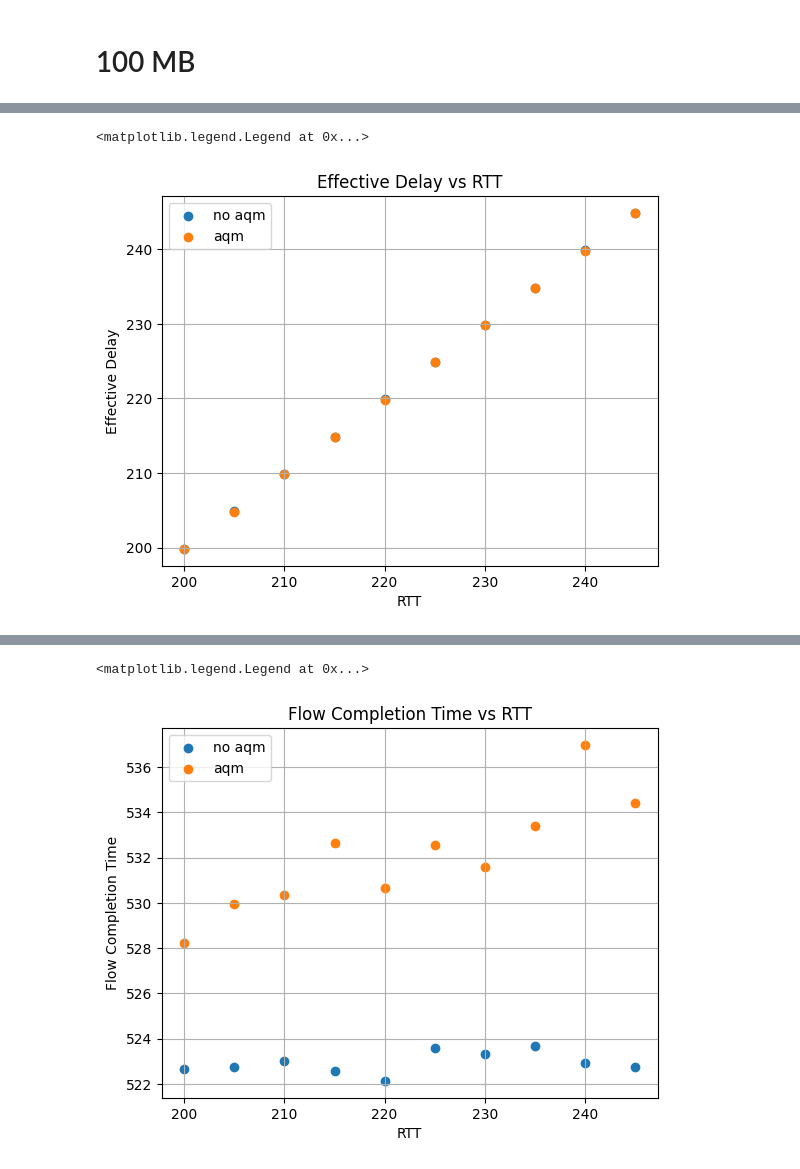
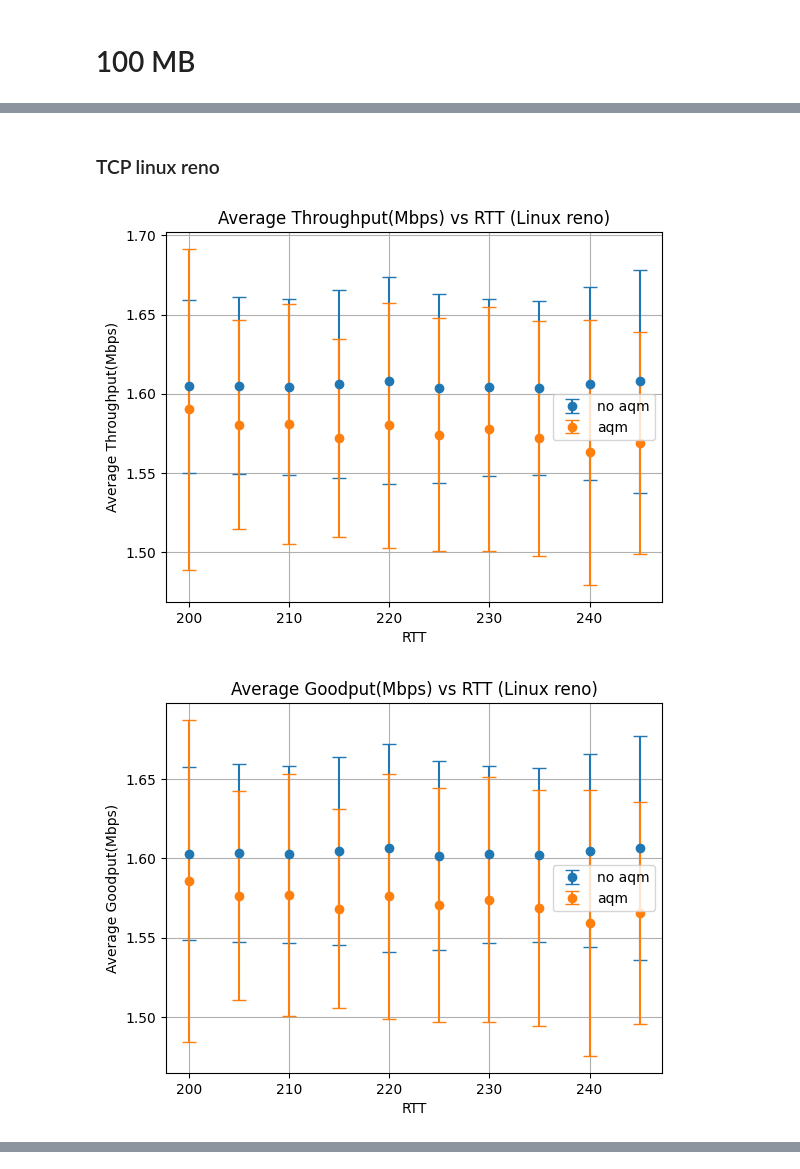
Before and after one commit to somitgond/mtp, a Jupyter notebook: pythonWork/aqm_V_naqm.ipynb, the cells around one changed output, grey strips where cells are left out. Saved outputs shown, nothing was run; the diff lists cells and outputs as text; code cells hidden in the pictures.

```diff
--- a/pythonWork/aqm_V_naqm.ipynb
+++ b/pythonWork/aqm_V_naqm.ipynb
@@ -106,0 +157,10 @@ plt.legend()
+# %%
+for c in cols:
+    plt.errorbar(x=list(data_naqm_11_nr["RTT"]), y=list(data_naqm_11_nr[c[0]]), yerr=list(data_naqm_11_nr[c[1]]), fmt='o', capsize=5, label = "no aqm")
+    plt.errorbar(x=list(data_aqm_11_nr["RTT"]), y=list(data_aqm_11_nr[c[0]]), yerr=list(data_aqm_11_nr[c[1]]), fmt='o', capsize=5, label = "aqm")
+    plt.xlabel("RTT")
+    plt.ylabel(c[0])
+    plt.title(f"{c[0]} vs RTT (New Reno)")
+    plt.grid()
+    plt.legend()
+    plt.show()
@@ -156,9 +270,14 @@ data_aqm
 # %%
-plt.scatter(list(data_naqm_11["RTT"]), list(data_naqm_11["Average Throughput(Mbps)"]), label="no aqm")
-plt.scatter(list(data_aqm_11["RTT"]), list(data_aqm_11["Average Throughput(Mbps)"]), label = "aqm")
-plt.xlabel("RTT")
-plt.ylabel("Average throughput")
-plt.title("Average throughput vs RTT")
-plt.grid()
-plt.legend()
+for c in cols:
+    c  = c[0]
+    plt.scatter(list(data_naqm_11["RTT"]), list(data_naqm_11[c]), label="no aqm (linux reno)")
+    plt.scatter(list(data_aqm_11["RTT"]), list(data_aqm_11[c]), label = "aqm (linux reno)")
+    plt.scatter(list(data_naqm_11_nr["RTT"]), list(data_naqm_11_nr[c]), label="no aqm (new reno)")
+    plt.scatter(list(data_aqm_11_nr["RTT"]), list(data_aqm_11_nr[c]), label = "aqm (new reno)")
+    plt.xlabel("RTT")
+    plt.ylabel(c)
+    plt.title(f"{c} vs RTT")
+    plt.grid()
+    plt.legend()
+    plt.show()
 # %% [output]
@@ -167,11 +290,15 @@ plt.legend()
+# %% [markdown]
+### TCP linux reno
 # %%
-plt.scatter(list(data_naqm_11["RTT"]), list(data_naqm_11["Effective Delay(ms)"]), label="no aqm")
-plt.scatter(list(data_aqm_11["RTT"]), list(data_aqm_11["Effective Delay(ms)"]), label = "aqm")
-plt.xlabel("RTT")
-plt.ylabel("Effective Delay")
-plt.title("Effective Delay vs RTT")
-plt.grid()
-plt.legend()
+for c in cols:
+    plt.errorbar(x=list(data_naqm_11["RTT"]), y=list(data_naqm_11[c[0]]), yerr=list(data_naqm_11[c[1]]), fmt='o', capsize=5, label = "no aqm")
+    plt.errorbar(x=list(data_aqm_11["RTT"]), y=list(data_aqm_11[c[0]]), yerr=list(data_aqm_11[c[1]]), fmt='o', capsize=5, label = "aqm")
+    plt.xlabel("RTT")
+    plt.ylabel(c[0])
+    plt.title(f"{c[0]} vs RTT (Linux reno)")
+    plt.grid()
+    plt.legend()
+    plt.show()
 # %% [output]
-<matplotlib.legend.Legend at 0x...>
-[figure, old version]
+[figure, new version]
+[figure, added]
@@ -178,11 +308,0 @@ plt.legend()
-# %%
-plt.scatter(list(data_naqm_11["RTT"]), list(data_naqm_11["Flow Completion Time(s)"]), label="no aqm")
-plt.scatter(list(data_aqm_11["RTT"]), list(data_aqm_11["Flow Completion Time(s)"]), label = "aqm")
-plt.xlabel("RTT")
-plt.ylabel("Flow Completion Time")
-plt.title("Flow Completion Time vs RTT")
-plt.grid()
-plt.legend()
-# %% [output]
-<matplotlib.legend.Legend at 0x...>
-[figure, removed]
```
Also changed, not shown: parts of 43 cells of this notebook, 2 other files.
